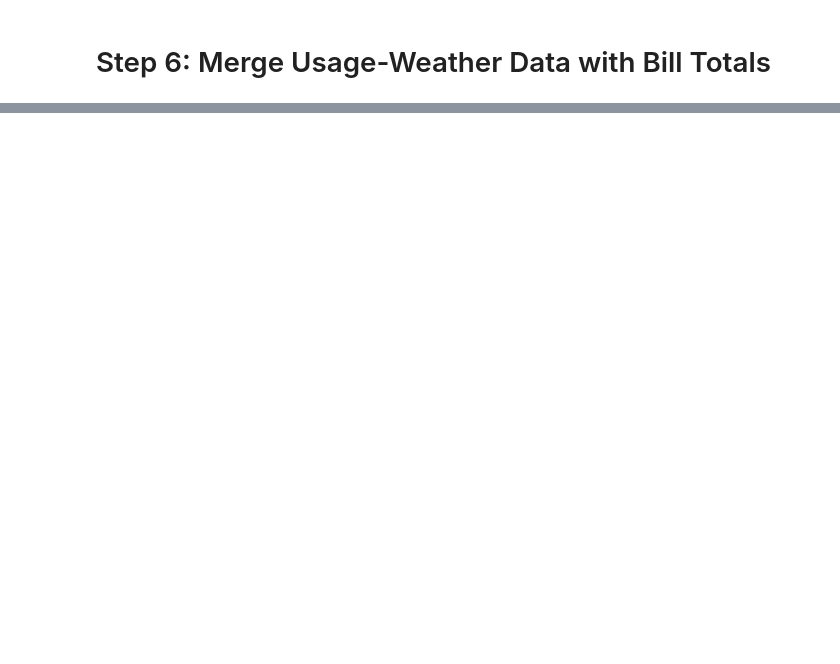
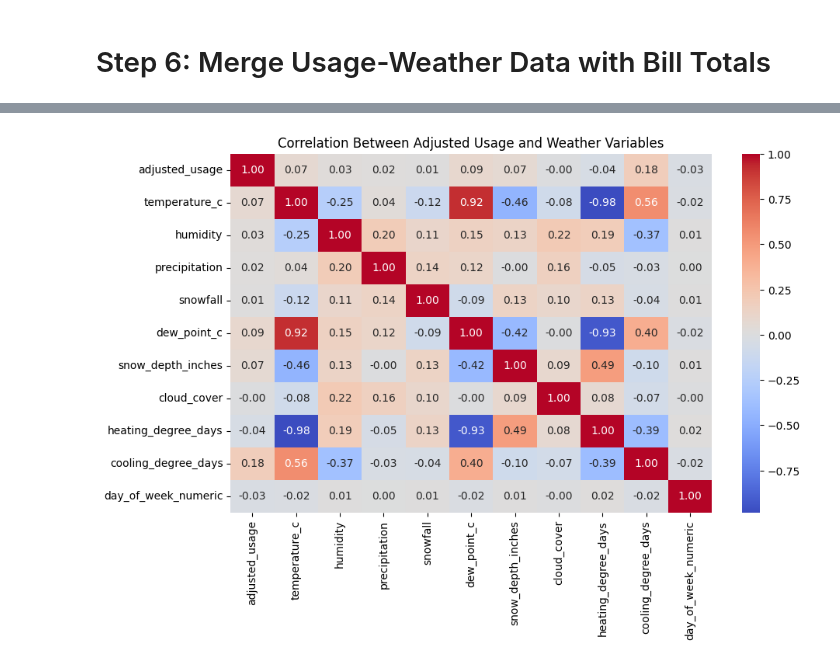
Before and after one commit to mreed5812/comed_forecast, a Jupyter notebook: Utility Forecast - Final Project.ipynb, the cells around one changed output, grey strips where cells are left out. Saved outputs shown, nothing was run; the diff lists cells and outputs as text; code cells hidden in the pictures; blank space fills up the shorter version.

```diff
--- a/Utility Forecast - Final Project.ipynb
+++ b/Utility Forecast - Final Project.ipynb
@@ -228,0 +409,33 @@ plt.show()
+# %%
+import seaborn as sns
+import matplotlib.pyplot as plt
+
+# Map days of the week to numeric values
+day_of_week_mapping = {
+    'Monday': 0,
+    'Tuesday': 1,
+    'Wednesday': 2,
+    'Thursday': 3,
+    'Friday': 4,
+    'Saturday': 5,
+    'Sunday': 6
+}
+final_data_filtered['day_of_week_numeric'] = final_data_filtered['day_of_week'].map(day_of_week_mapping)
+
+# Select variables for the correlation matrix
+correlation_data_adjusted = final_data_filtered[[
+    'adjusted_usage', 'temperature_c', 'humidity', 'precipitation',
+    'snowfall', 'dew_point_c', 'snow_depth_inches', 'cloud_cover',
+    'heating_degree_days', 'cooling_degree_days', 'day_of_week_numeric'
+]]
+
+# Compute the correlation matrix
+correlation_matrix_adjusted = correlation_data_adjusted.corr()
+
+# Plot adjusted correlation heatmap
+plt.figure(figsize=(10, 6))
+sns.heatmap(correlation_matrix_adjusted, annot=True, cmap='coolwarm', fmt='.2f')
+plt.title('Correlation Between Adjusted Usage and Weather Variables')
+plt.show()
+# %% [output]
+[figure, added]
```
Also changed, not shown: parts of 55 cells of this notebook, 3 other files.
